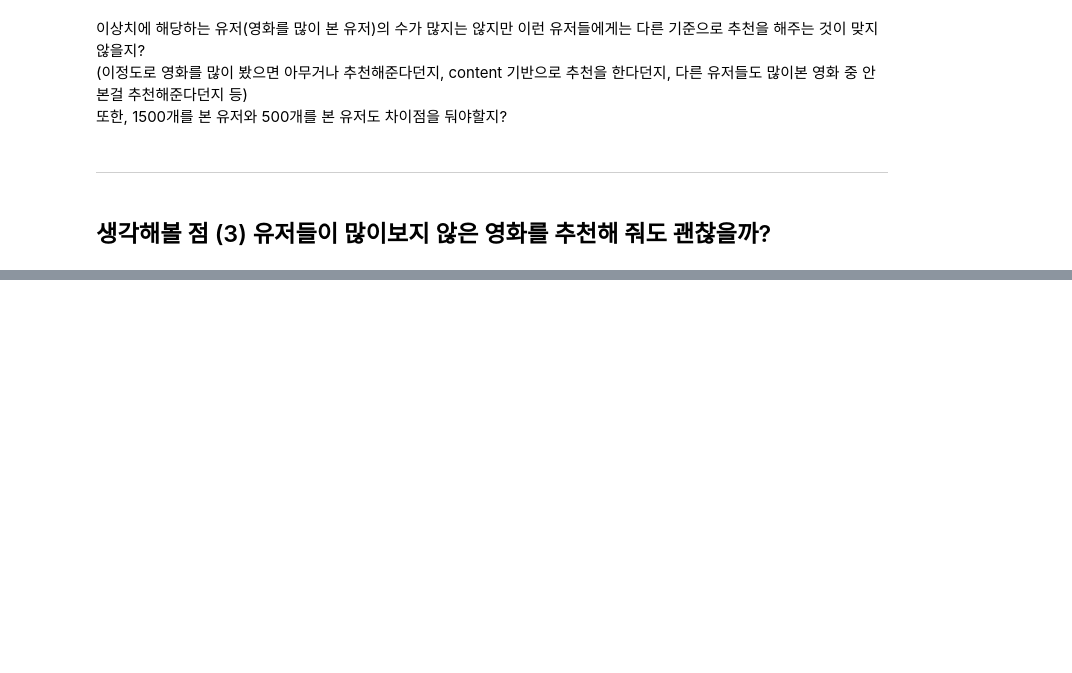
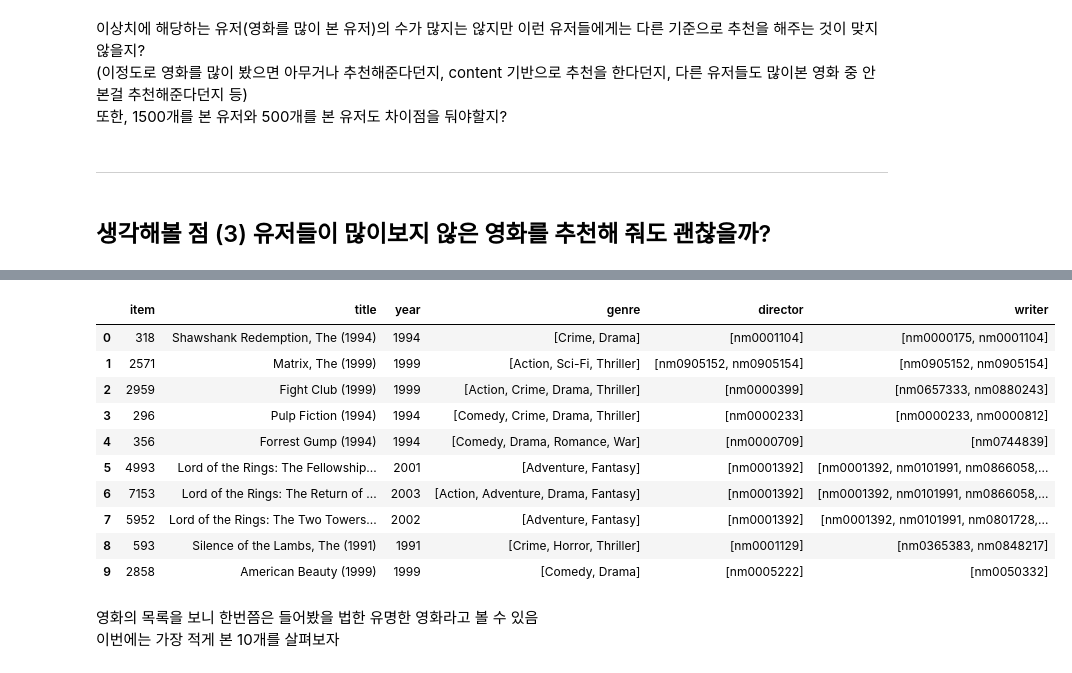
Before and after one commit to SNMHZ/movie-recommendation, a Jupyter notebook: practice/T3080/EDA.ipynb, the cells around one changed output, grey strips where cells are left out. Cells and saved outputs as stored; diff of their text form; code cells hidden in the pictures; blank space fills up the shorter version.

```diff
--- a/practice/T3080/EDA.ipynb
+++ b/practice/T3080/EDA.ipynb
@@ -501,0 +570,17 @@ plt.show()
+# %%
+movie_df[movie_df['item'].isin(top10_movie_ls)]
+# %% [output]
+|  | item | title | year | genre | director | writer |
+| 0 | 318 | Shawshank Redemption, The (1994) | 1994 | [Crime, Drama] | [nm0001104] | [nm0000175, nm0001104] |
+| 1 | 2571 | Matrix, The (1999) | 1999 | [Action, Sci-Fi, Thriller] | [nm0905152, nm0905154] | [nm0905152, nm0905154] |
+| 2 | 2959 | Fight Club (1999) | 1999 | [Action, Crime, Drama, Thriller] | [nm0000399] | [nm0657333, nm0880243] |
+| 3 | 296 | Pulp Fiction (1994) | 1994 | [Comedy, Crime, Drama, Thriller] | [nm0000233] | [nm0000233, nm0000812] |
+| 4 | 356 | Forrest Gump (1994) | 1994 | [Comedy, Drama, Romance, War] | [nm0000709] | [nm0744839] |
+| 5 | 4993 | Lord of the Rings: The Fellowship... | 2001 | [Adventure, Fantasy] | [nm0001392] | [nm0001392, nm0101991, nm0866058,... |
+| 6 | 7153 | Lord of the Rings: The Return of ... | 2003 | [Action, Adventure, Drama, Fantasy] | [nm0001392] | [nm0001392, nm0101991, nm0866058,... |
+| 7 | 5952 | Lord of the Rings: The Two Towers... | 2002 | [Adventure, Fantasy] | [nm0001392] | [nm0001392, nm0101991, nm0801728,... |
+| 8 | 593 | Silence of the Lambs, The (1991) | 1991 | [Crime, Horror, Thriller] | [nm0001129] | [nm0365383, nm0848217] |
+| 9 | 2858 | American Beauty (1999) | 1999 | [Comedy, Drama] | [nm0005222] | [nm0050332] |
+# %% [markdown]
+영화의 목록을 보니 한번쯤은 들어봤을 법한 유명한 영화라고 볼 수 있음
+이번에는 가장 적게 본 10개를 살펴보자
```
Also changed, not shown: parts of 20 cells of this notebook.
